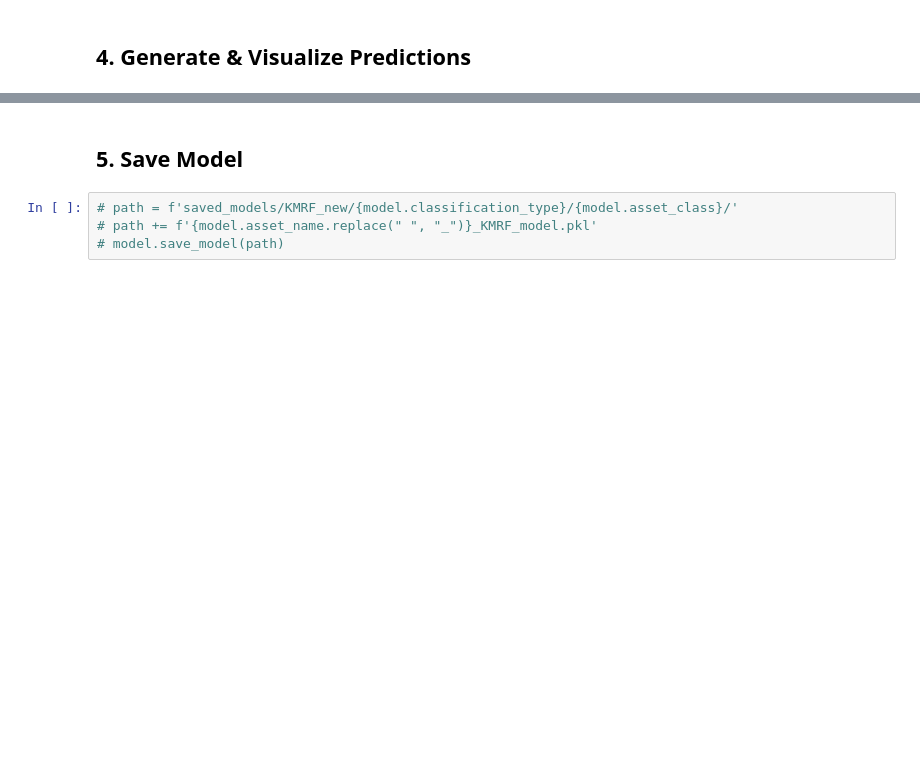
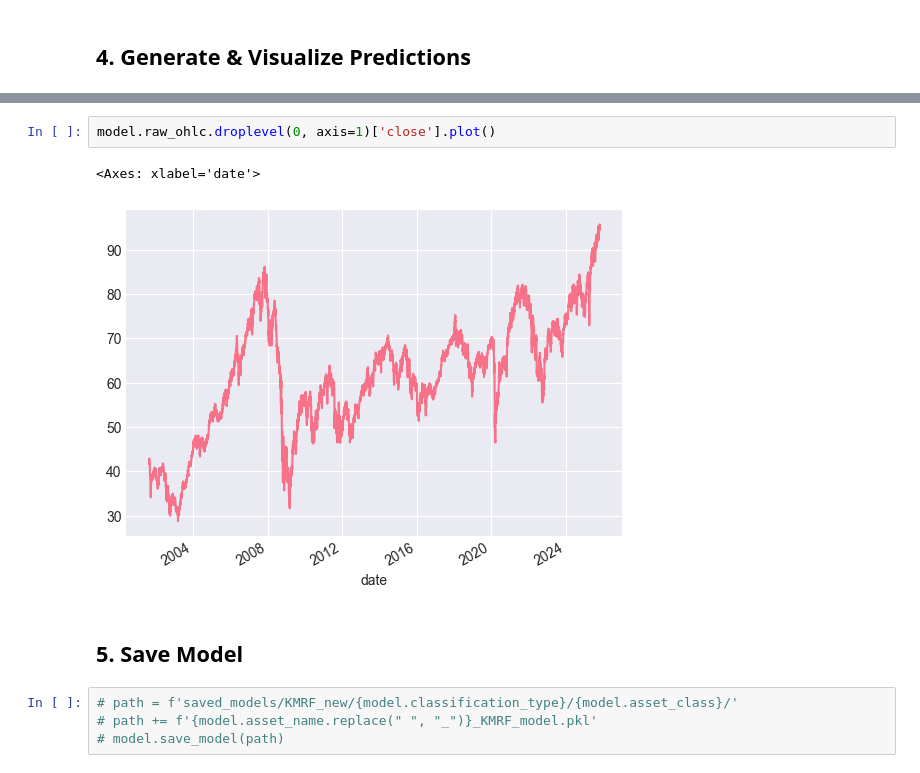
Before and after one commit to jessego20/FE800_project_code, a Jupyter notebook: test_kmrf_new.ipynb, the cells around one changed output, grey strips where cells are left out. Cells and saved outputs as stored; diff of their text form; blank space fills up the shorter version.

```diff
--- a/test_kmrf_new.ipynb
+++ b/test_kmrf_new.ipynb
@@ -160,3 +176,8 @@ High Confidence Predictions (>70%): 409 days (55.6%)
+# %%
+model.raw_ohlc.droplevel(0, axis=1)['close'].plot()
+# %% [output]
+<Axes: xlabel='date'>
+[figure, added]
 # %% [markdown]
 ## 5. Save Model
 # %%
```
Also changed, not shown: parts of 5 cells of this notebook, 3 other files.
